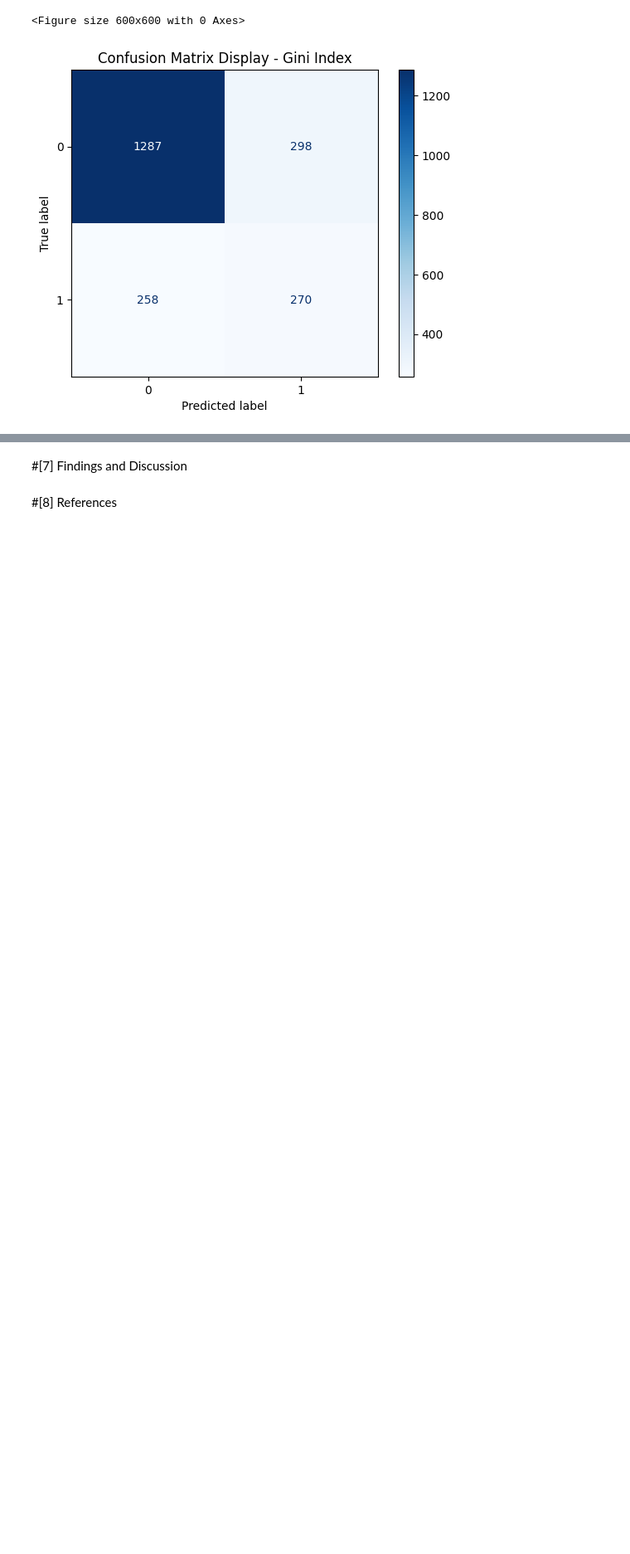
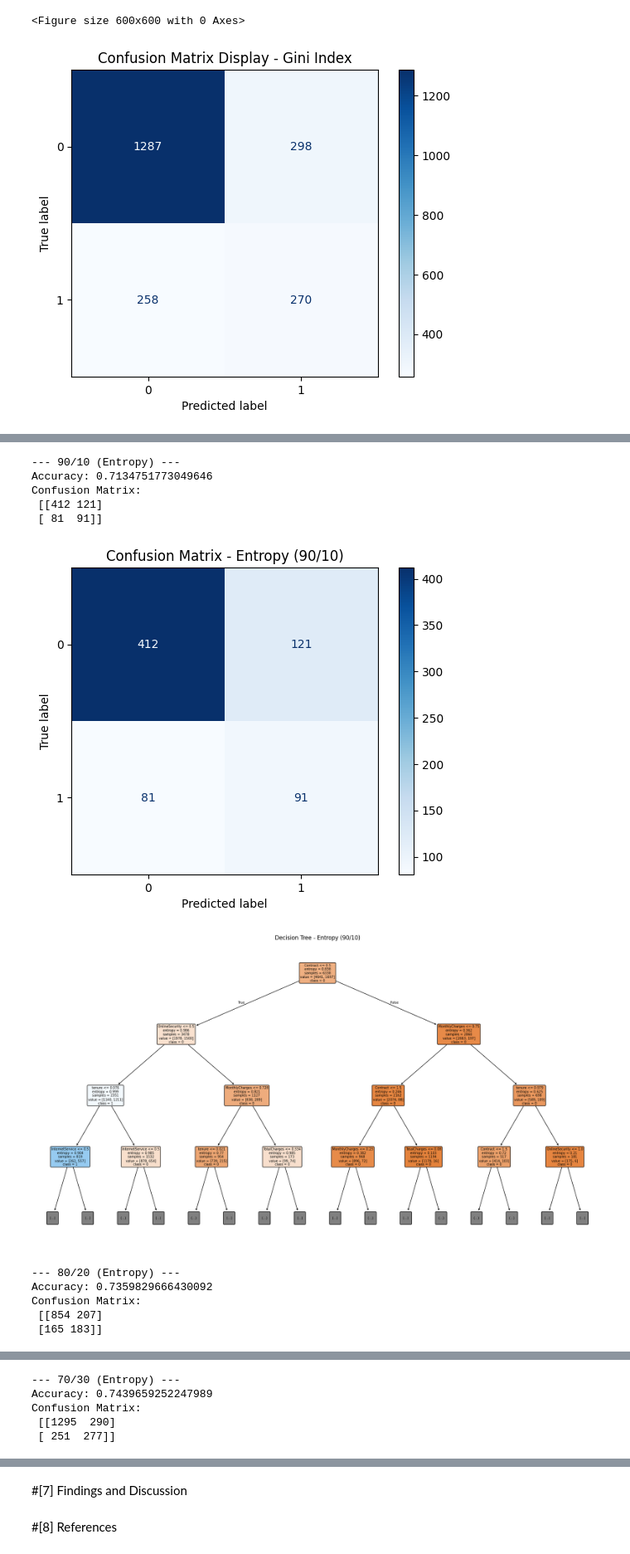
Before and after one commit to LujainAldujain/Data_Mining_Project, a Jupyter notebook: Phase3.ipynb, the cells around one changed output, grey strips where cells are left out. Shown at 83% size. Drawn from its saved outputs; the diff is of its cells as text; code cells hidden in the pictures; blank space fills up the shorter version.

```diff
--- a/Phase3.ipynb
+++ b/Phase3.ipynb
@@ -113,0 +132,59 @@ plt.show()
+# %%
+import pandas as pd
+import matplotlib.pyplot as plt
+from sklearn.tree import DecisionTreeClassifier, plot_tree
+from sklearn.model_selection import train_test_split
+from sklearn import metrics
+from sklearn.metrics import confusion_matrix, ConfusionMatrixDisplay
+
+url = "https://raw.githubusercontent.com/LujainAldujain/Data_Mining_Project/refs/heads/main/Dataset/Preprocessed_dataset.csv"
+df = pd.read_csv(url)
+
+drop_cols = ['Churn', 'customerID']
+X = df.drop(columns=[c for c in drop_cols if c in df.columns])
+y = df['Churn']
+cn = df['Churn'].unique().astype(str)
+fn = X.columns.tolist()
+
+splits = {"90/10": 0.1, "80/20": 0.2, "70/30": 0.3}
+results = []
+
+for name, ts in splits.items():
+    X_train, X_test, y_train, y_test = train_test_split(X, y, test_size=ts, random_state=1)
+
+    clf = DecisionTreeClassifier(criterion="entropy", random_state=42)
+    clf.fit(X_train, y_train)
+    y_pred = clf.predict(X_test)
+
+    acc = metrics.accuracy_score(y_test, y_pred)
+    cm = confusion_matrix(y_test, y_pred)
+    print(f"--- {name} (Entropy) ---")
+    print("Accuracy:", acc)
+    print("Confusion Matrix:\n", cm)
+
+    ConfusionMatrixDisplay(cm, display_labels=clf.classes_).plot(cmap="Blues")
+    plt.title(f"Confusion Matrix - Entropy ({name})")
+    plt.show()
+
+    plt.figure(figsize=(22, 12))
+    plot_tree(clf, feature_names=fn, class_names=[str(c) for c in clf.classes_],
+              filled=True, rounded=True, fontsize=7, max_depth=3)
+    plt.title(f"Decision Tree - Entropy ({name})")
+    plt.show()
+
+    results.append({"Split": name, "Accuracy %": round(acc * 100, 2), "Depth": clf.get_depth()})
+
+print(pd.DataFrame(results).to_string(index=False))
+# %% [output]
+--- 90/10 (Entropy) ---
+Accuracy: 0.7134751773049646
+Confusion Matrix:
+ [[412 121]
+ [ 81  91]]
+[figure, added]
+[figure, added]
+--- 80/20 (Entropy) ---
+Accuracy: 0.7359829666430092
+Confusion Matrix:
+ [[854 207]
+ [165 183]]
@@ -113,0 +193,5 @@ plt.show()
+--- 70/30 (Entropy) ---
+Accuracy: 0.7439659252247989
+Confusion Matrix:
+ [[1295  290]
+ [ 251  277]]
```
Also changed, not shown: parts of 4 cells of this notebook.
